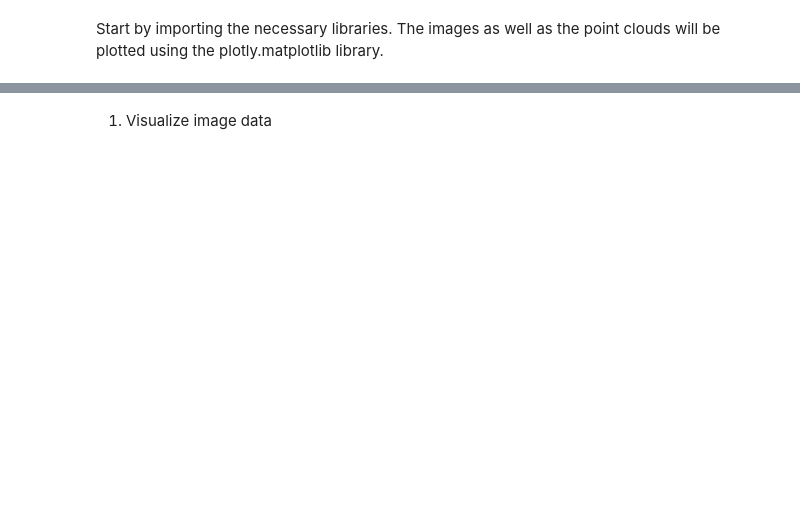
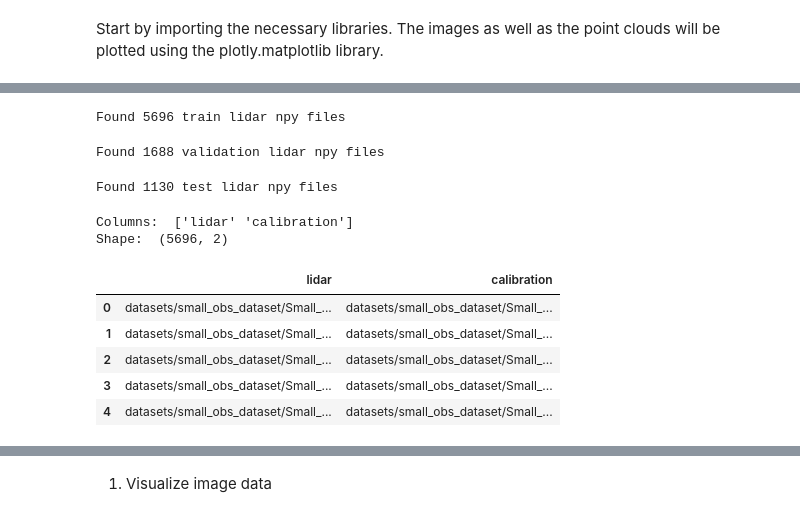
Before and after one commit to keresztesbeata/Computer-Vision-Projects, a Jupyter notebook: sod/Small_Obstacle_Detection_POC.ipynb, the cells around one changed output, grey strips where cells are left out. Saved outputs shown, nothing was run; the diff lists cells and outputs as text; code cells hidden in the pictures; blank space fills up the shorter version.

```diff
--- a/sod/Small_Obstacle_Detection_POC.ipynb
+++ b/sod/Small_Obstacle_Detection_POC.ipynb
@@ -43,0 +185,37 @@ LIDAR_DIR = SYNTHETIC_BASE_PATH + "lidar/"
+# %%
+train_lidar_data = load_lidar_data(TRAIN_BASE_DIR)
+print("Found %d train lidar npy files" % len(train_lidar_data))
+# save to csv file
+save_to_csv(train_lidar_csv_path, lidar_headers, train_lidar_data)
+# %% [output]
+Found 5696 train lidar npy files
+# %%
+val_lidar_data = load_lidar_data(VAL_BASE_DIR)
+print("Found %d validation lidar npy files" % len(val_lidar_data))
+# save to csv file
+save_to_csv(val_lidar_csv_path, lidar_headers, val_lidar_data)
+# %% [output]
+Found 1688 validation lidar npy files
+# %%
+test_lidar_data = load_lidar_data(TEST_BASE_DIR)
+print("Found %d test lidar npy files" % len(test_lidar_data))
+# save to csv file
+save_to_csv(test_lidar_csv_path, lidar_headers, test_lidar_data)
+# %% [output]
+Found 1130 test lidar npy files
+# %%
+train_lidar_df = pd.read_csv(train_lidar_csv_path)
+print("Columns: ", train_lidar_df.columns.values)
+print("Shape: ", train_lidar_df.shape)
+# %% [output]
+Columns:  ['lidar' 'calibration']
+Shape:  (5696, 2)
+# %%
+train_lidar_df.head()
+# %% [output]
+|  | lidar | calibration |
+| 0 | datasets/small_obs_dataset/Small_... | datasets/small_obs_dataset/Small_... |
+| 1 | datasets/small_obs_dataset/Small_... | datasets/small_obs_dataset/Small_... |
+| 2 | datasets/small_obs_dataset/Small_... | datasets/small_obs_dataset/Small_... |
+| 3 | datasets/small_obs_dataset/Small_... | datasets/small_obs_dataset/Small_... |
+| 4 | datasets/small_obs_dataset/Small_... | datasets/small_obs_dataset/Small_... |
```
Also changed, not shown: parts of 45 cells of this notebook.
